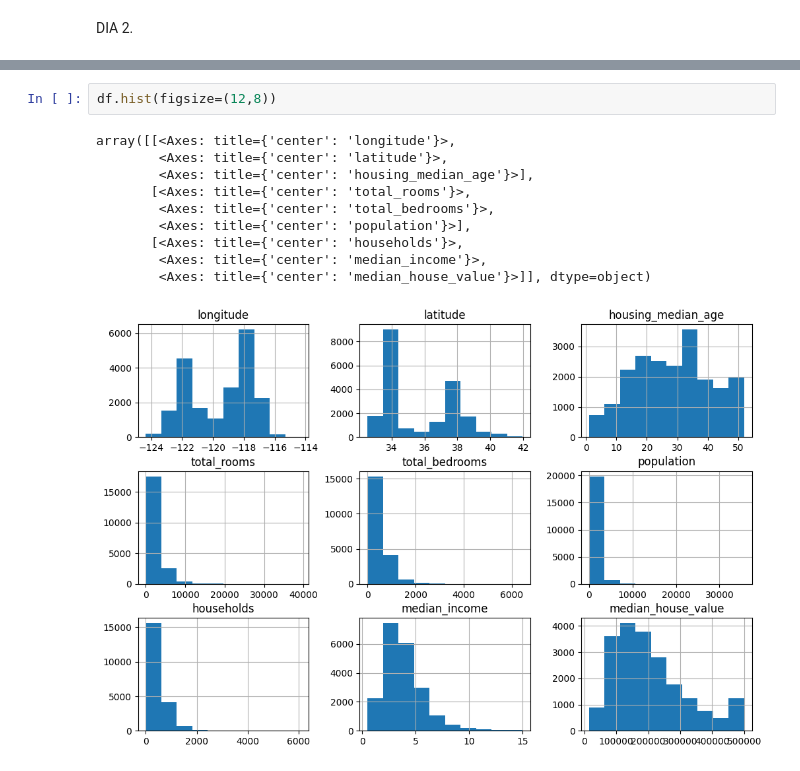
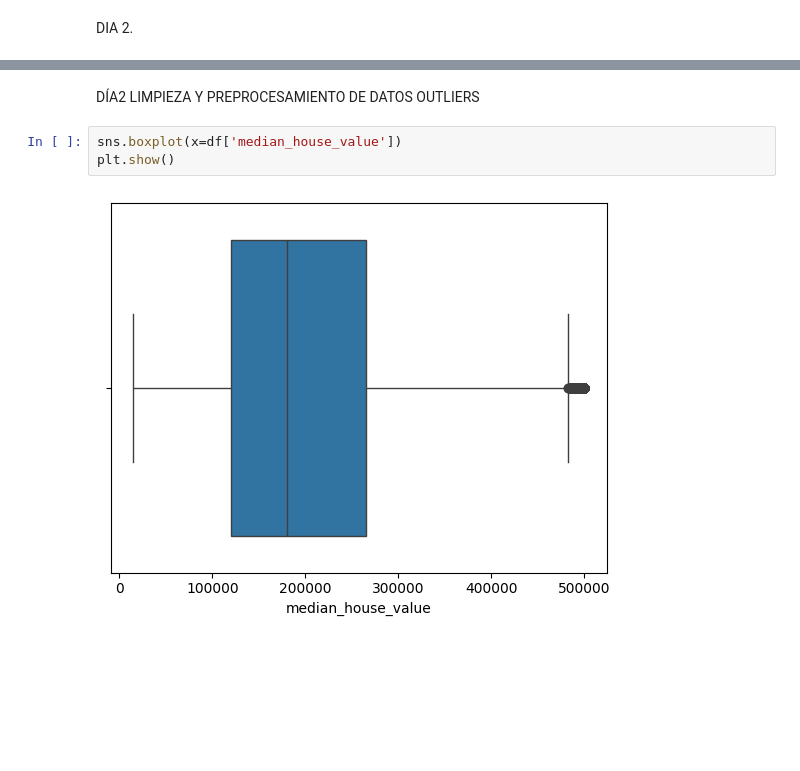
Before and after one commit to oscarmolmedo/TheHacht, a Jupyter notebook: Analisis_Precios/analisis_precio.ipynb, the cells around one changed output, grey strips where cells are left out. Saved outputs shown, nothing was run; the diff lists cells and outputs as text; blank space fills up the shorter version.

Commit message:
add: Desarrollo, conceptos y prueba de herramientas para análisis de datos

```diff
--- a/Analisis_Precios/analisis_precio.ipynb
+++ b/Analisis_Precios/analisis_precio.ipynb
@@ -112,16 +101,12 @@ df.describe()
 | 50% | -118.490000 | 34.260000 | 29.000000 | 2127.000000 | 435.000000 | 1166.000000 | 409.000000 | ... |
 | 75% | -118.010000 | 37.710000 | 37.000000 | 3148.000000 | 647.000000 | 1725.000000 | 605.000000 | ... |
 | max | -114.310000 | 41.950000 | 52.000000 | 39320.000000 | 6445.000000 | 35682.000000 | 6082.000000 | ... |
+# %% [markdown]
+DÍA2
+LIMPIEZA Y PREPROCESAMIENTO DE DATOS
+OUTLIERS
 # %%
-df.hist(figsize=(12,8))
+sns.boxplot(x=df['median_house_value'])
+plt.show()
 # %% [output]
-array([[<Axes: title={'center': 'longitude'}>,
-        <Axes: title={'center': 'latitude'}>,
-        <Axes: title={'center': 'housing_median_age'}>],
-       [<Axes: title={'center': 'total_rooms'}>,
-        <Axes: title={'center': 'total_bedrooms'}>,
-        <Axes: title={'center': 'population'}>],
-       [<Axes: title={'center': 'households'}>,
-        <Axes: title={'center': 'median_income'}>,
-        <Axes: title={'center': 'median_house_value'}>]], dtype=object)
-[figure, old version]
+[figure, new version]
```
Also changed, not shown: parts of 7 cells of this notebook.
